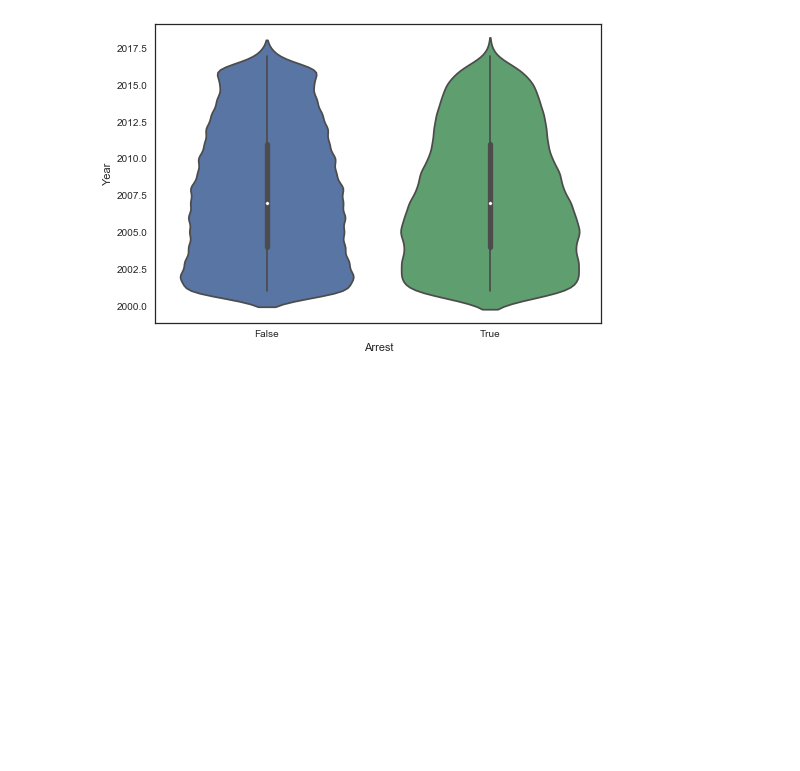
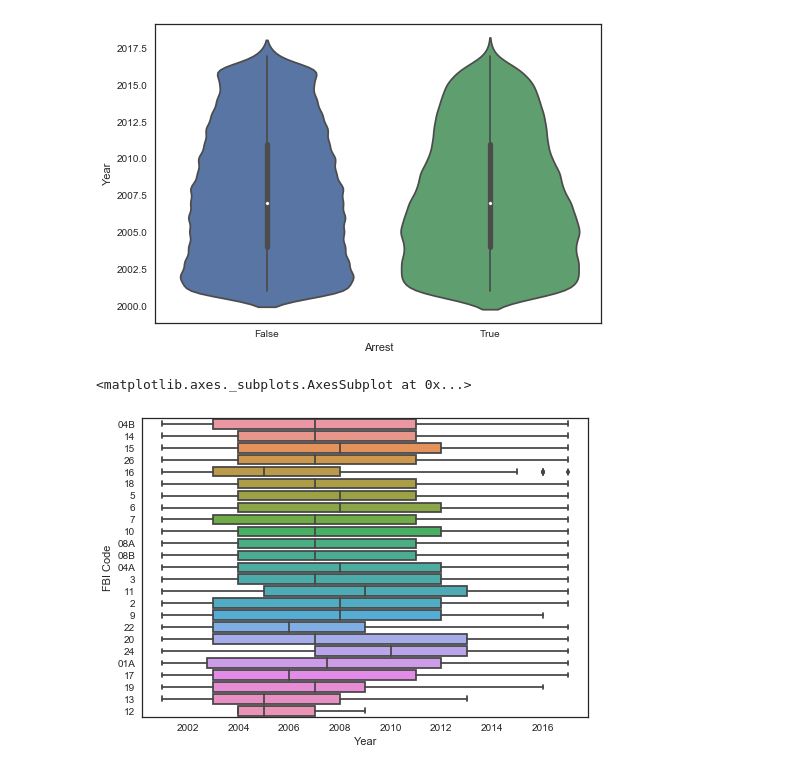
Before and after one commit to oddinigwe/project3, a Jupyter notebook: Project3.ipynb, the cells around one changed output. Saved outputs shown, nothing was run; the diff lists cells and outputs as text; code cells hidden in the pictures; blank space fills up the shorter version.

```diff
--- a/Project3.ipynb
+++ b/Project3.ipynb
@@ -94,3 +94,10 @@ sns.violinplot(x="Arrest", y="Year", data=chicagocrime, size=40)
 # %% [output]
 <matplotlib.axes._subplots.AxesSubplot at 0x...>
 [figure]
+# %%
+#We can look at an individual feature in Seaborn through a boxplot
+#this shows the distribution of the petal length
+sns.boxplot(x="Year", y="FBI Code", data=chicagocrime)
+# %% [output]
+<matplotlib.axes._subplots.AxesSubplot at 0x...>
+[figure, added]
```
